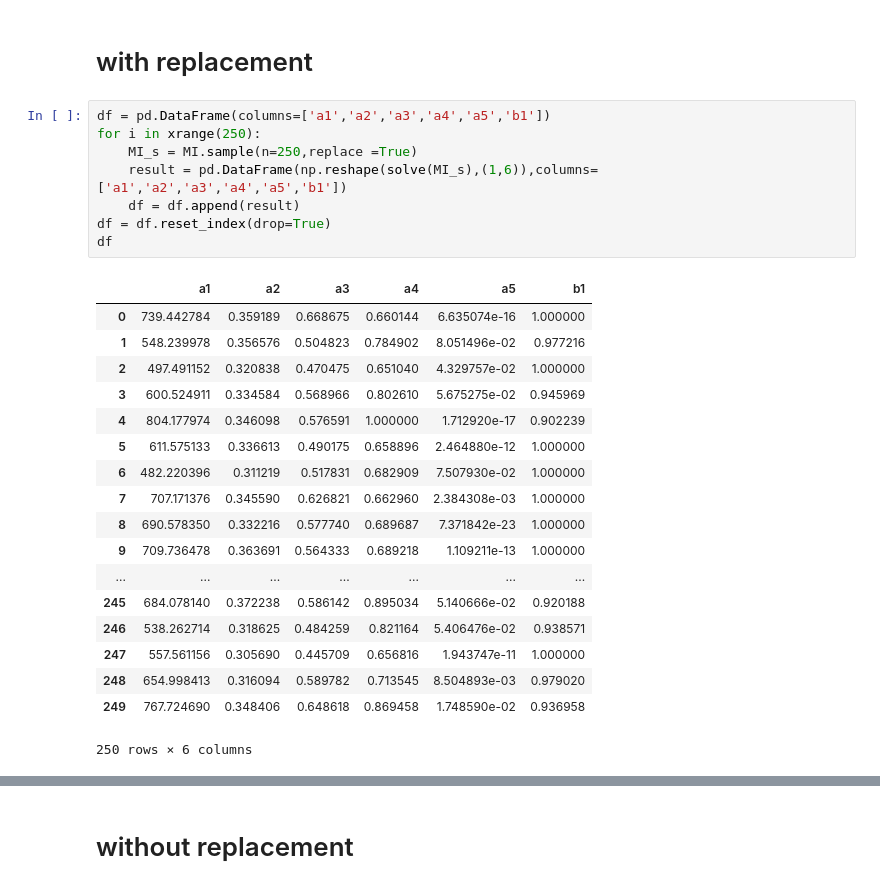
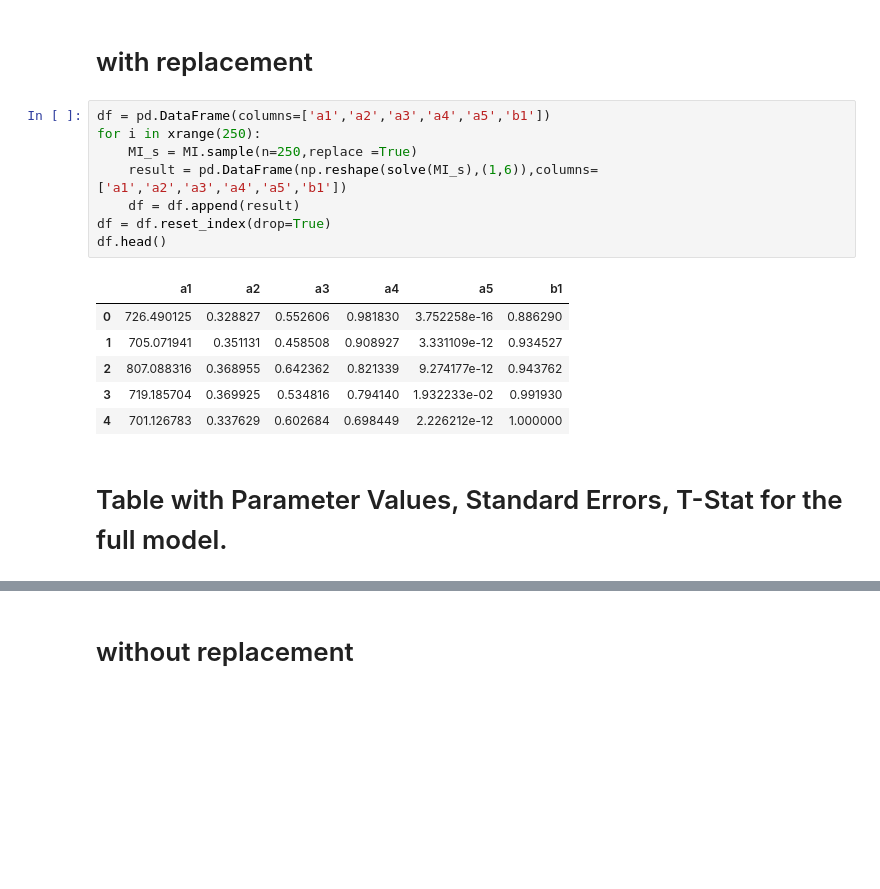
Before and after one commit to bjd1111/Finance, a Jupyter notebook: algo trading/problem2.ipynb, the cells around one changed output, grey strips where cells are left out. Saved outputs shown, nothing was run; the diff lists cells and outputs as text; blank space fills up the shorter version.

```diff
--- a/algo trading/problem2.ipynb
+++ b/algo trading/problem2.ipynb
@@ -100,28 +93,18 @@ print solve(MI_s)
 # %%
 df = pd.DataFrame(columns=['a1','a2','a3','a4','a5','b1'])
 for i in xrange(250):
     MI_s = MI.sample(n=250,replace =True)
     result = pd.DataFrame(np.reshape(solve(MI_s),(1,6)),columns=['a1','a2','a3','a4','a5','b1'])
     df = df.append(result)
 df = df.reset_index(drop=True)
-df
+df.head()
 # %% [output]
 |  | a1 | a2 | a3 | a4 | a5 | b1 |
-| 0 | 739.442784 | 0.359189 | 0.668675 | 0.660144 | 6.635074e-16 | 1.000000 |
-| 1 | 548.239978 | 0.356576 | 0.504823 | 0.784902 | 8.051496e-02 | 0.977216 |
-| 2 | 497.491152 | 0.320838 | 0.470475 | 0.651040 | 4.329757e-02 | 1.000000 |
-| 3 | 600.524911 | 0.334584 | 0.568966 | 0.802610 | 5.675275e-02 | 0.945969 |
-| 4 | 804.177974 | 0.346098 | 0.576591 | 1.000000 | 1.712920e-17 | 0.902239 |
-| 5 | 611.575133 | 0.336613 | 0.490175 | 0.658896 | 2.464880e-12 | 1.000000 |
-| 6 | 482.220396 | 0.311219 | 0.517831 | 0.682909 | 7.507930e-02 | 1.000000 |
-| 7 | 707.171376 | 0.345590 | 0.626821 | 0.662960 | 2.384308e-03 | 1.000000 |
-| 8 | 690.578350 | 0.332216 | 0.577740 | 0.689687 | 7.371842e-23 | 1.000000 |
-| 9 | 709.736478 | 0.363691 | 0.564333 | 0.689218 | 1.109211e-13 | 1.000000 |
-| ... | ... | ... | ... | ... | ... | ... |
-| 245 | 684.078140 | 0.372238 | 0.586142 | 0.895034 | 5.140666e-02 | 0.920188 |
-| 246 | 538.262714 | 0.318625 | 0.484259 | 0.821164 | 5.406476e-02 | 0.938571 |
-| 247 | 557.561156 | 0.305690 | 0.445709 | 0.656816 | 1.943747e-11 | 1.000000 |
-| 248 | 654.998413 | 0.316094 | 0.589782 | 0.713545 | 8.504893e-03 | 0.979020 |
-| 249 | 767.724690 | 0.348406 | 0.648618 | 0.869458 | 1.748590e-02 | 0.936958 |
+| 0 | 726.490125 | 0.328827 | 0.552606 | 0.981830 | 3.752258e-16 | 0.886290 |
+| 1 | 705.071941 | 0.351131 | 0.458508 | 0.908927 | 3.331109e-12 | 0.934527 |
+| 2 | 807.088316 | 0.368955 | 0.642362 | 0.821339 | 9.274177e-12 | 0.943762 |
+| 3 | 719.185704 | 0.369925 | 0.534816 | 0.794140 | 1.932233e-02 | 0.991930 |
+| 4 | 701.126783 | 0.337629 | 0.602684 | 0.698449 | 2.226212e-12 | 1.000000 |
-250 rows × 6 columns
+# %% [markdown]
+# Table with Parameter Values, Standard Errors, T-Stat  for the full model.
 # %%
```
Also changed, not shown: parts of 14 cells of this notebook.
